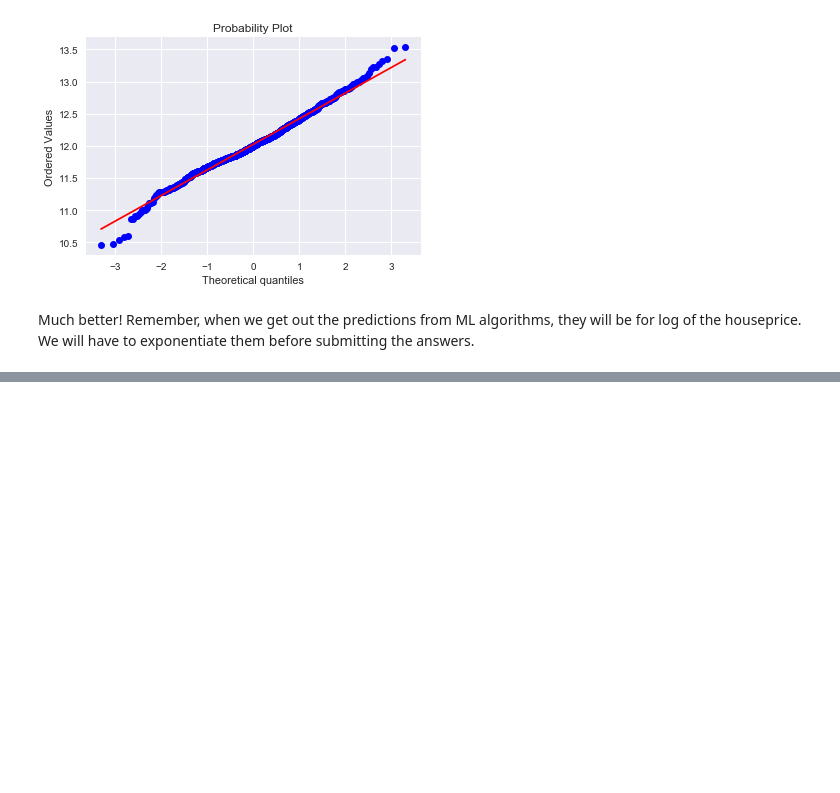
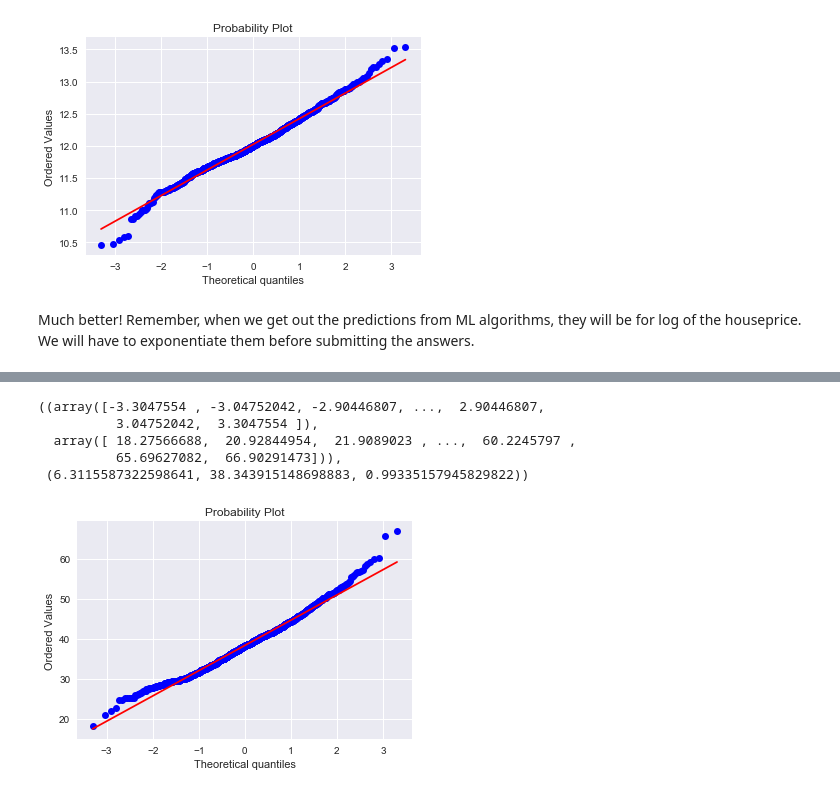
Before and after one commit to sushant2811/KaggleHousingPrices, a Jupyter notebook: KaggleHousingPrices.ipynb, the cells around one changed output, grey strips where cells are left out. Cells and saved outputs as stored; diff of their text form; code cells hidden in the pictures; blank space fills up the shorter version.

```diff
--- a/KaggleHousingPrices.ipynb
+++ b/KaggleHousingPrices.ipynb
@@ -1565,0 +1580,9 @@ Much better! Remember, when we get out the predictions from ML algorithms, they
+# %%
+stats.probplot(np.sqrt(train_df_mod2['GrLivArea']), plot = plt)
+# %% [output]
+((array([-3.3047554 , -3.04752042, -2.90446807, ...,  2.90446807,
+          3.04752042,  3.3047554 ]),
+  array([ 18.27566688,  20.92844954,  21.9089023 , ...,  60.2245797 ,
+          65.69627082,  66.90291473])),
+ (6.3115587322598641, 38.343915148698883, 0.99335157945829822))
+[figure, added]
```
Also changed, not shown: parts of 9 cells of this notebook.
